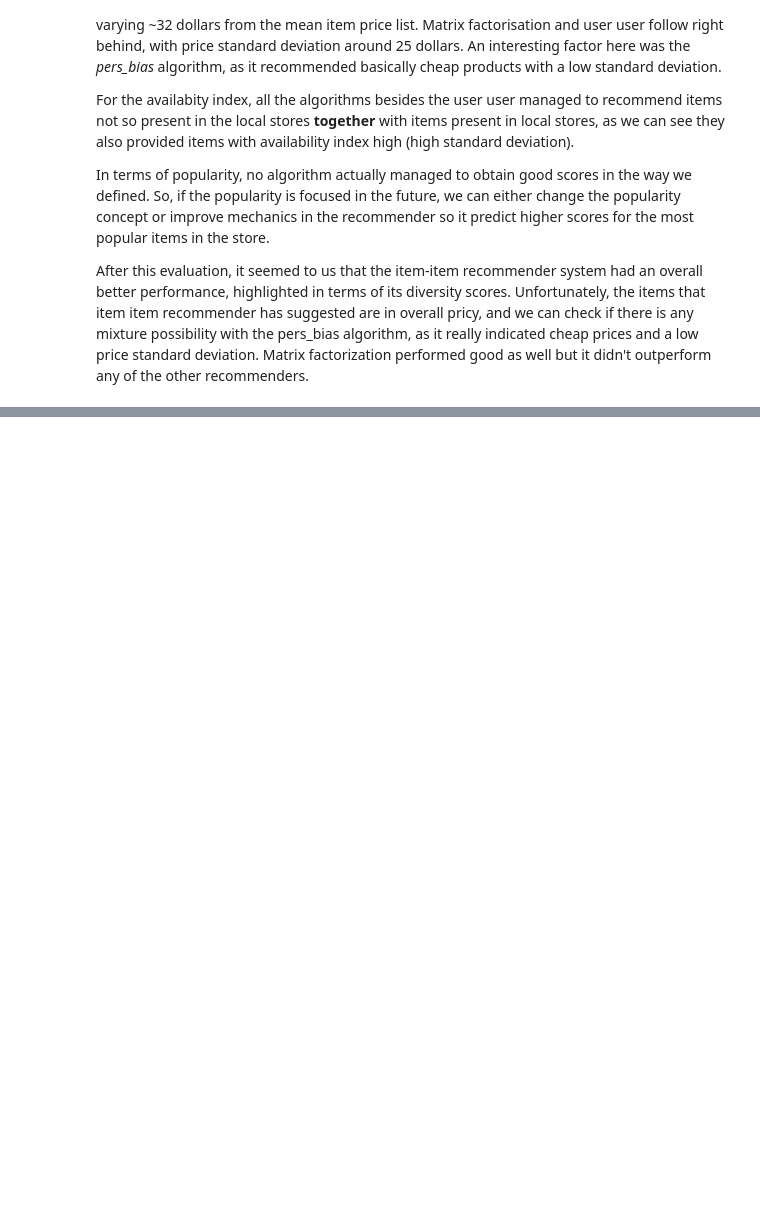
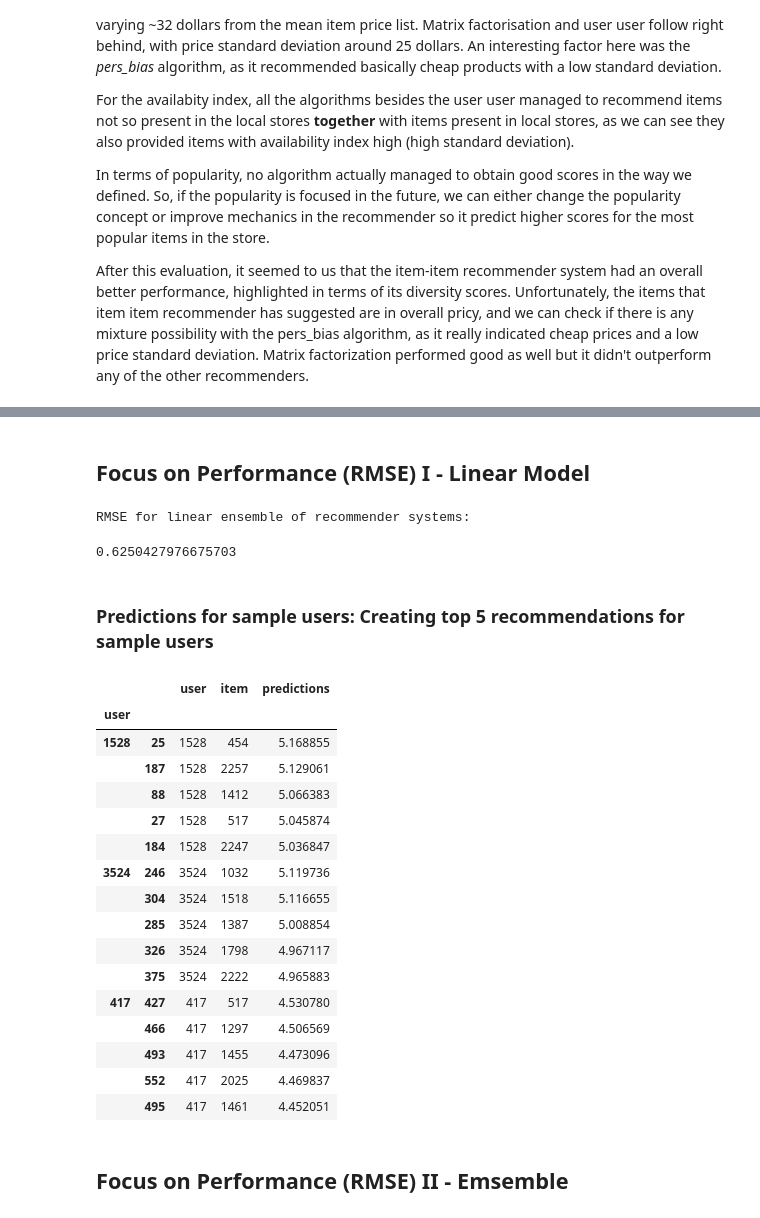
Before and after one commit to caiomiyashiro/RecommenderSystemsNotebooks, a Jupyter notebook: Month 5 Part I - Capstone Assignment II - Metrics Calculation.ipynb, the cells around one changed output, grey strips where cells are left out. Drawn from its saved outputs; the diff is of its cells as text; code cells hidden in the pictures; blank space fills up the shorter version.

```diff
--- a/Month 5 Part I - Capstone Assignment II - Metrics Calculation.ipynb
+++ b/Month 5 Part I - Capstone Assignment II - Metrics Calculation.ipynb
@@ -332,6 +375,7 @@ count_nDCG = np.array([0,0,0,0,0])
 count_diversity_price = np.ndarray([5,2])
 count_diversity_availability = np.ndarray([5,2])
 count_popularity = np.array([0,0,0,0,0])
+count_precision_at_5 = np.array([0,0,0,0,0])
 
 for userId in actual_ratings.columns:
     nDCG_recommenders = re.nDCG(userId)
@@ -346,22 +390,29 @@ for userId in actual_ratings.columns:
     popularity_recommenders = re.popularity(userId)
     count_popularity = count_popularity + popularity_recommenders['popularity']
 
+    precision_recommenders = re.precision_at_n(userId)
+    count_precision_at_5 = count_precision_at_5 + precision_recommenders['precision_at_5']
+
 print('\n---')
 print('Average nDCG')
 print('---\n')
 print(count_nDCG/len(actual_ratings.columns))
 print('\n---')
-print('Average Price Diversity')
+print('Average Price - Diversity Measure')
 print('---\n')
 print(count_diversity_price/len(actual_ratings.columns))
 print('\n---')
-print('Average Availability Diversity')
+print('Average Availability - Diversity Measure')
 print('---\n')
 print(count_diversity_availability/len(actual_ratings.columns))
 print('\n---')
 print('Average Popularity')
 print('---\n')
 print(count_popularity/len(actual_ratings.columns))
+print('---\n')
+print('Average Precision@5')
+print('---\n')
+print(count_precision_at_5/len(actual_ratings.columns))
 # %% [output]
 ---
 Average nDCG
@@ -396,0 +502,4 @@ After this evaluation, it seemed to us that the item-item recommender system had
+# %%
+np.random.seed(42)
+sample_users = np.random.choice(actual_ratings.columns, 3).astype(str)
+print('sample_users: ' + str(sample_users))
@@ -396,0 +510,14 @@ After this evaluation, it seemed to us that the item-item recommender system had
+# %%
+from collections import OrderedDict
+
+df_sample = pd.DataFrame()
+for user in sample_users:
+    content_based_ = re.content_based[user]
+    user_user_ = re.user_user[user]
+    item_item_ = re.item_item[user]
+    matrix_fact_ = re.matrix_fact[user]
+    pers_bias_ = re.pers_bias[user]
+    df_sample = df_sample.append(pd.DataFrame(OrderedDict({'user':user,'item':actual_ratings.index.values,'content_based':content_based_, 'user_user':user_user_, 'item_item':item_item_,
+              'matrix_fact':matrix_fact_,'pers_bias':pers_bias_})), ignore_index=True)
+
+df_sample.head()
@@ -396,0 +531,40 @@ After this evaluation, it seemed to us that the item-item recommender system had
+# %% [markdown]
+
+## Focus on Performance (RMSE) I - Linear Model
+# %%
+from sklearn.linear_model import LinearRegression
+from sklearn.model_selection import cross_val_score
+
+linear = LinearRegression()
+print('RMSE for linear ensemble of recommender systems:')
+np.mean(cross_val_score(linear, dataset.drop('rating', axis=1), dataset['rating'], cv=5))
+# %% [output]
+RMSE for linear ensemble of recommender systems:
+0.6250427976675703
+# %% [markdown]
+### Predictions for sample users: Creating top 5 recommendations for sample users
+# %%
+pred_cols = ['content_based','user_user','item_item','matrix_fact','pers_bias']
+predictions = linear.fit(dataset.drop('rating', axis=1), dataset['rating']).predict(df_sample[pred_cols])
+recommendations = pd.DataFrame(OrderedDict({'user':df_sample['user'], 'item':df_sample['item'], 'predictions':predictions}))
+recommendations.groupby('user').apply(lambda df_user : df_user.loc[df_user['predictions'].sort_values(ascending=False)[:5].index.values])
+# %% [output]
+|  |  | user | item | predictions |
+| user |  |  |  |  |
+| 1528 | 25 | 1528 | 454 | 5.168855 |
+|  | 187 | 1528 | 2257 | 5.129061 |
+|  | 88 | 1528 | 1412 | 5.066383 |
+|  | 27 | 1528 | 517 | 5.045874 |
+|  | 184 | 1528 | 2247 | 5.036847 |
+| 3524 | 246 | 3524 | 1032 | 5.119736 |
+|  | 304 | 3524 | 1518 | 5.116655 |
+|  | 285 | 3524 | 1387 | 5.008854 |
+|  | 326 | 3524 | 1798 | 4.967117 |
+|  | 375 | 3524 | 2222 | 4.965883 |
+| 417 | 427 | 417 | 517 | 4.530780 |
+|  | 466 | 417 | 1297 | 4.506569 |
+|  | 493 | 417 | 1455 | 4.473096 |
+|  | 552 | 417 | 2025 | 4.469837 |
+|  | 495 | 417 | 1461 | 4.452051 |
+# %% [markdown]
+## Focus on Performance (RMSE) II - Emsemble
```
Also changed, not shown: parts of 19 cells of this notebook.
